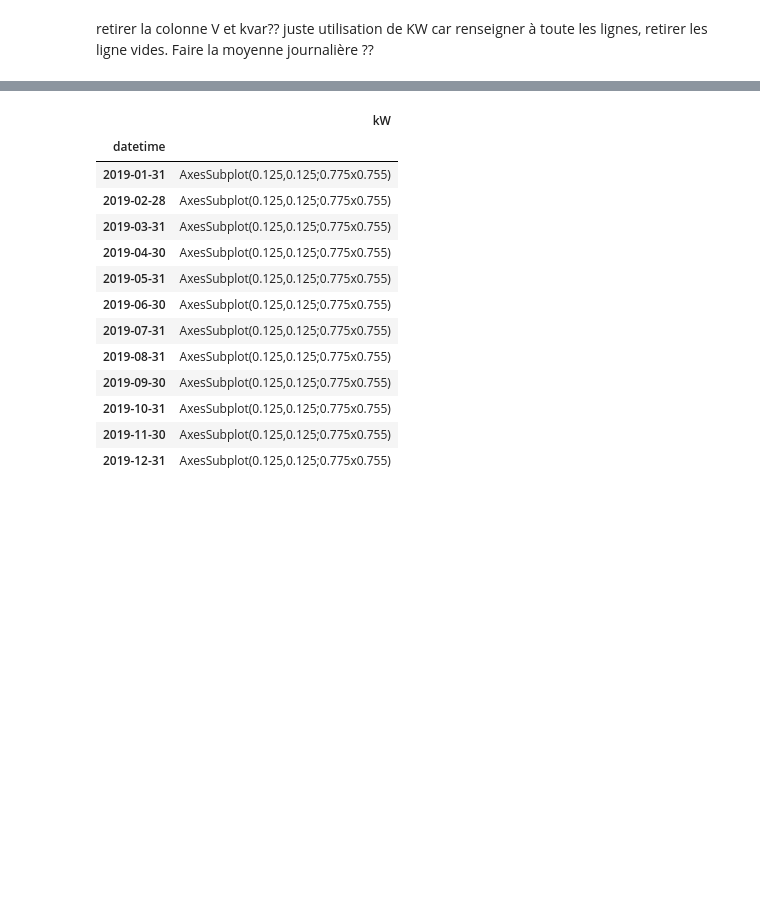
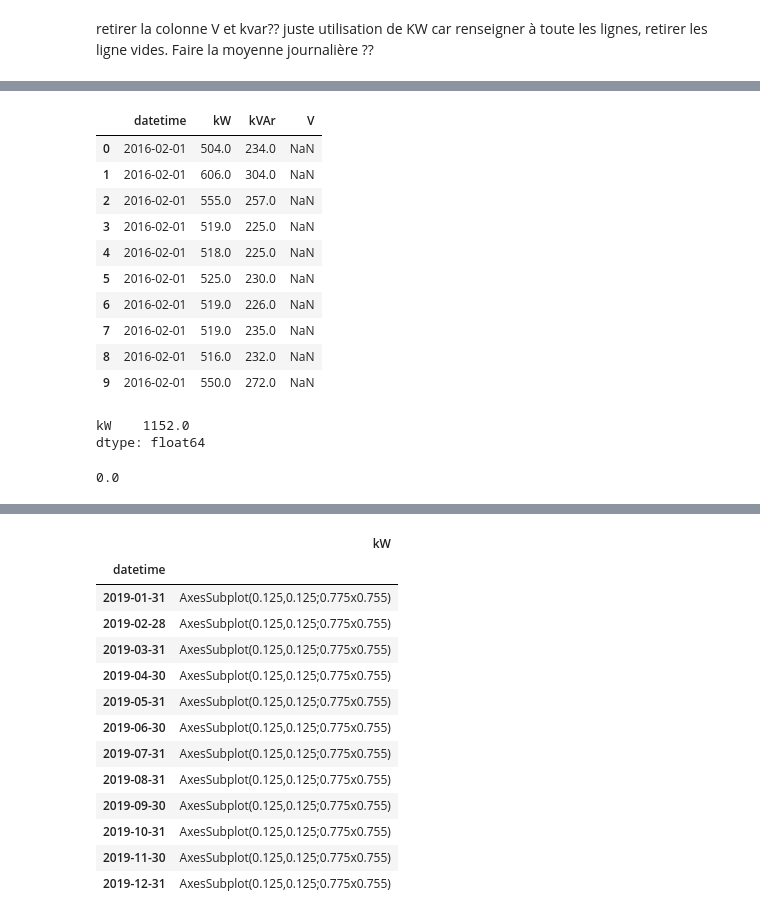
Before and after one commit to axelcoch/Elec_Esiee, a Jupyter notebook: ElecEsiee.ipynb, the cells around one changed output, grey strips where cells are left out. Drawn from its saved outputs; the diff is of its cells as text; code cells hidden in the pictures; blank space fills up the shorter version.

```diff
--- a/ElecEsiee.ipynb
+++ b/ElecEsiee.ipynb
@@ -79,0 +49,2 @@ df.drop(['V','kVAr'], axis=1)
+# %%
+df2 = pd.read_csv("ELEC_ESIEE_raw_df.csv", parse_dates=['datetime'])
@@ -83,0 +101,30 @@ df = df.drop(['V','kVAr'], axis=1)
+# %%
+def to_date(x):
+    return pd.to_datetime(x).date()
+
+date = df2['datetime'].apply(to_date)
+# %%
+df2['datetime'] = date
+# %%
+df2.head(10)
+# %% [output]
+|  | datetime | kW | kVAr | V |
+| 0 | 2016-02-01 | 504.0 | 234.0 | NaN |
+| 1 | 2016-02-01 | 606.0 | 304.0 | NaN |
+| 2 | 2016-02-01 | 555.0 | 257.0 | NaN |
+| 3 | 2016-02-01 | 519.0 | 225.0 | NaN |
+| 4 | 2016-02-01 | 518.0 | 225.0 | NaN |
+| 5 | 2016-02-01 | 525.0 | 230.0 | NaN |
+| 6 | 2016-02-01 | 519.0 | 226.0 | NaN |
+| 7 | 2016-02-01 | 519.0 | 235.0 | NaN |
+| 8 | 2016-02-01 | 516.0 | 232.0 | NaN |
+| 9 | 2016-02-01 | 550.0 | 272.0 | NaN |
+# %%
+df.max()
+# %% [output]
+kW    1152.0
+dtype: float64
+# %%
+df.loc['2018':'2022','kW'].min()
+# %% [output]
+0.0
```
Also changed, not shown: parts of 28 cells of this notebook.
